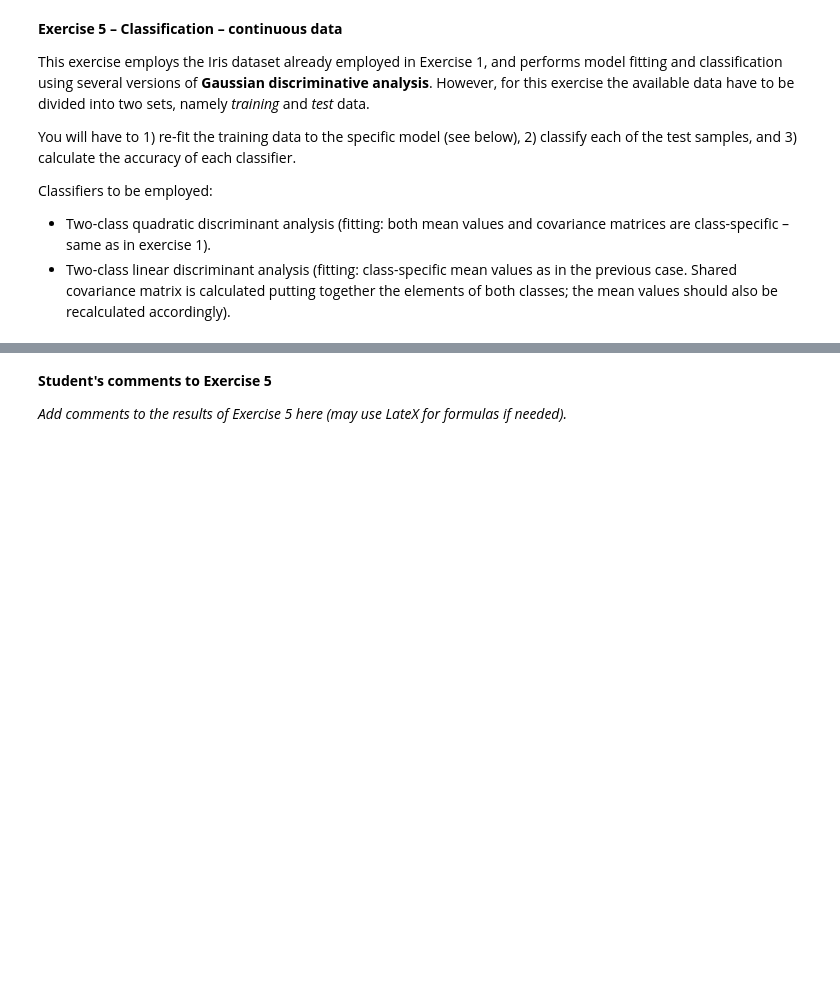
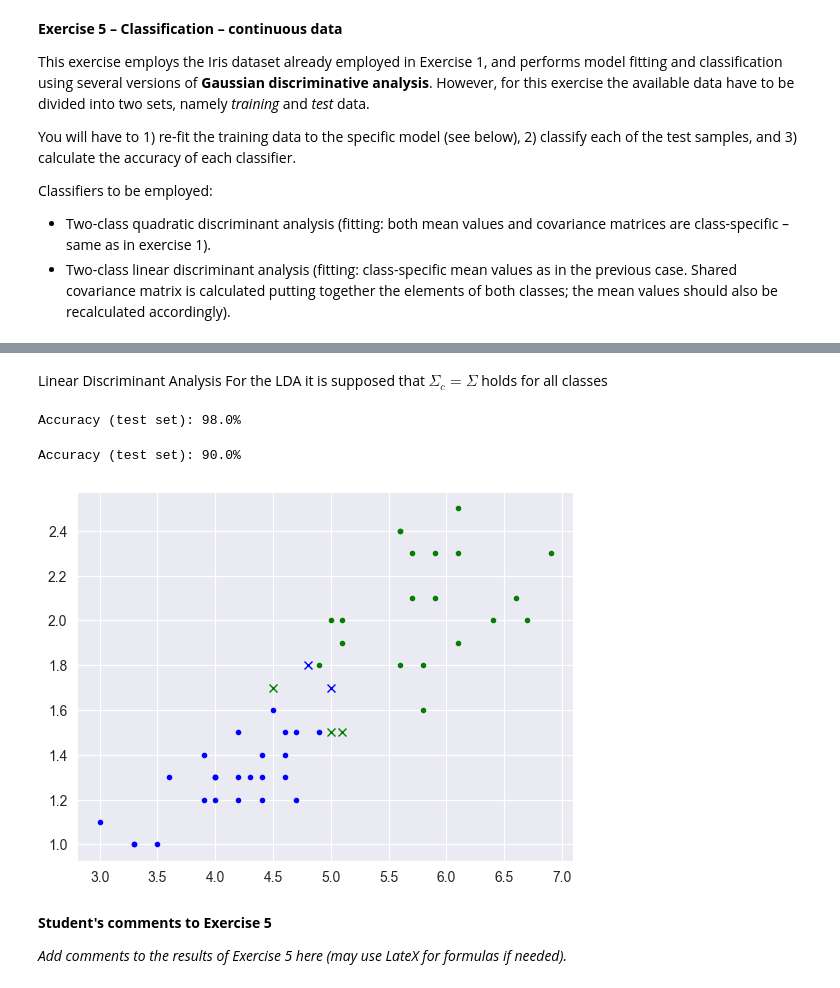
Before and after one commit to steurendo/SLNN, a Jupyter notebook: Lab2/Lab2_v6.ipynb, the cells around one changed output, grey strips where cells are left out. Cells and saved outputs as stored; diff of their text form; code cells hidden in the pictures; blank space fills up the shorter version.

```diff
--- a/Lab2/Lab2_v6.ipynb
+++ b/Lab2/Lab2_v6.ipynb
@@ -487,3 +558,58 @@ Test = Data[50:, :]
+# %% [markdown]
+Linear Discriminant Analysis
+For the LDA it is supposed that $\Sigma_c = \Sigma$ holds for all classes
+# %%
+# LDA - Training
+beta_c = [np.linalg.inv(cov_train) @ mean_train_c[c] for c in range(2)]
+gamma_c = [-0.5 * mean_train_c[c].T @ beta_c[c] + np.log(pi_c[c]) for c in range(2)]
+nu_c = [beta_c[c] @ X_train.T + gamma_c[c] for c in range(2)]
+posterior_c = [np.exp(nu_c[c]) for c in range(2)]
+tot_posterior = np.array(posterior_c).sum(axis=0)
+lda = np.array([np.divide(posterior_c[c], tot_posterior) for c in range(2)])
+results = np.array([np.argmax(lda[:, i]) for i in range(len(X_train))])
+success = np.sum([results[i] == y_train[i] for i in range(len(X_train))])
+print(f'Accuracy (test set): {100 * success / len(X_train)}%')
+# %% [output]
+Accuracy (test set): 98.0%
+# %%
+# LDA - Test
+beta_c = [np.linalg.inv(cov_train) @ mean_train_c[c] for c in range(2)]
+gamma_c = [-0.5 * mean_train_c[c].T @ beta_c[c] + np.log(pi_c[c]) for c in range(2)]
+nu_c = [beta_c[c] @ X_test.T + gamma_c[c] for c in range(2)]
+posterior_c = [np.exp(nu_c[c]) for c in range(2)]
+tot_posterior = np.array(posterior_c).sum(axis=0)
+lda = np.array([np.divide(posterior_c[c], tot_posterior) for c in range(2)])
+results = np.array([np.argmax(lda[:, i]) for i in range(len(X_test))])
+success = np.sum([results[i] == y_test[i] for i in range(len(X_test))])
+print(f'Accuracy (test set): {100 * success / len(X_test)}%')
+# %% [output]
+Accuracy (test set): 90.0%
+# %%
+plt.figure()
+x0_true, x0_false, x1_true, x1_false = [], [], [], []
+for i in range(len(X_test)):
+    if results[i] == y_test[i]:
+        if y_test[i] == 0:
+            x0_true.append(X_test[i])
+        else:
+            x1_true.append(X_test[i])
+    else:
+        if y_test[i] == 0:
+            x0_false.append(X_test[i])
+        else:
+            x1_false.append(X_test[i])
+x0_true, x0_false, x1_true, x1_false = np.array(x0_true), np.array(x0_false), np.array(x1_true), np.array(x1_false)
+if len(x0_true) > 0:
+    plt.plot(x0_true[:, 0], x0_true[:, 1], 'b.')
+if len(x1_true) > 0:
+    plt.plot(x1_true[:, 0], x1_true[:, 1], 'g.')
+if len(x0_false) > 0:
+    plt.plot(x0_false[:, 0], x0_false[:, 1], 'bx')
+if len(x1_false) > 0:
+    plt.plot(x1_false[:, 0], x1_false[:, 1], 'gx')
+plt.show()
+# %% [output]
+[figure, added]
 # %% [markdown]
 **Student's comments to Exercise 5**
 
```
Also changed, not shown: parts of 6 cells of this notebook.
